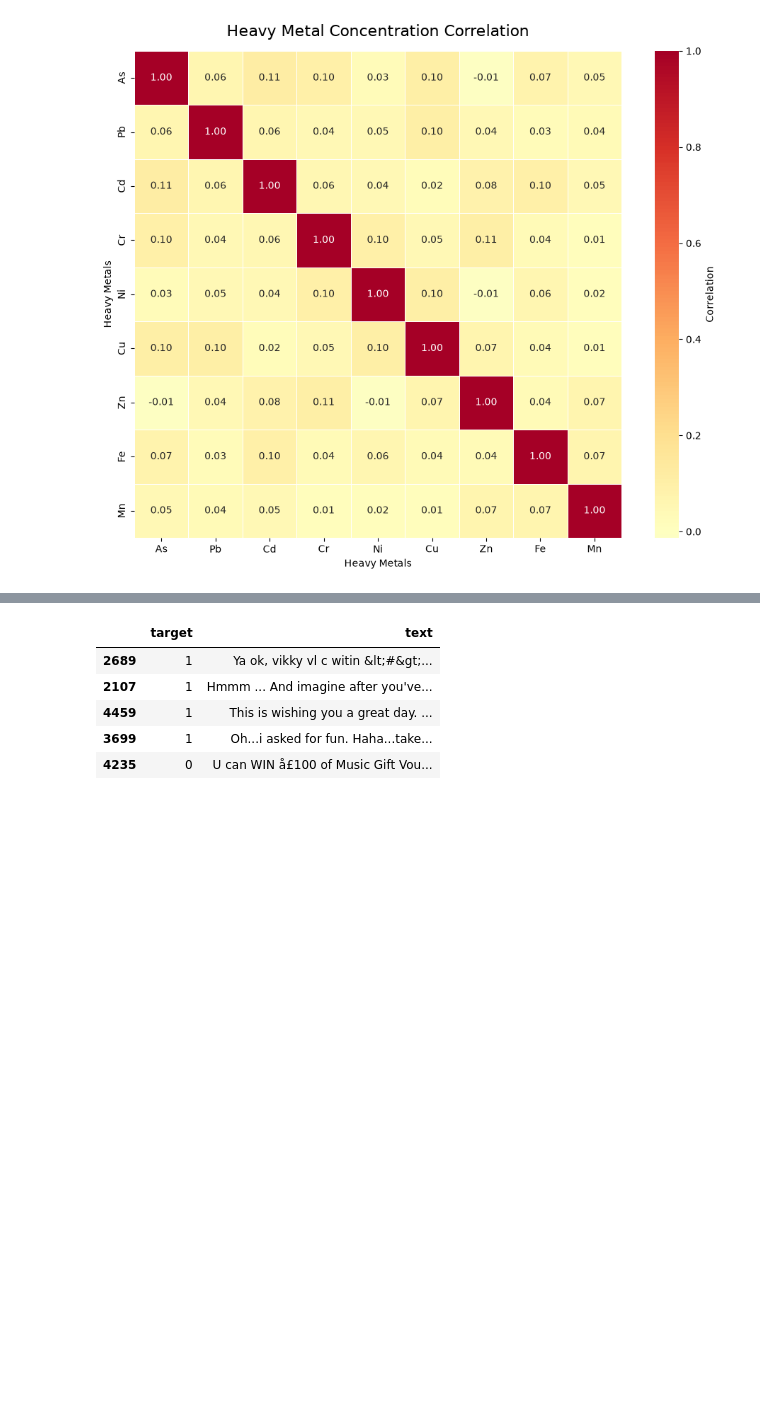
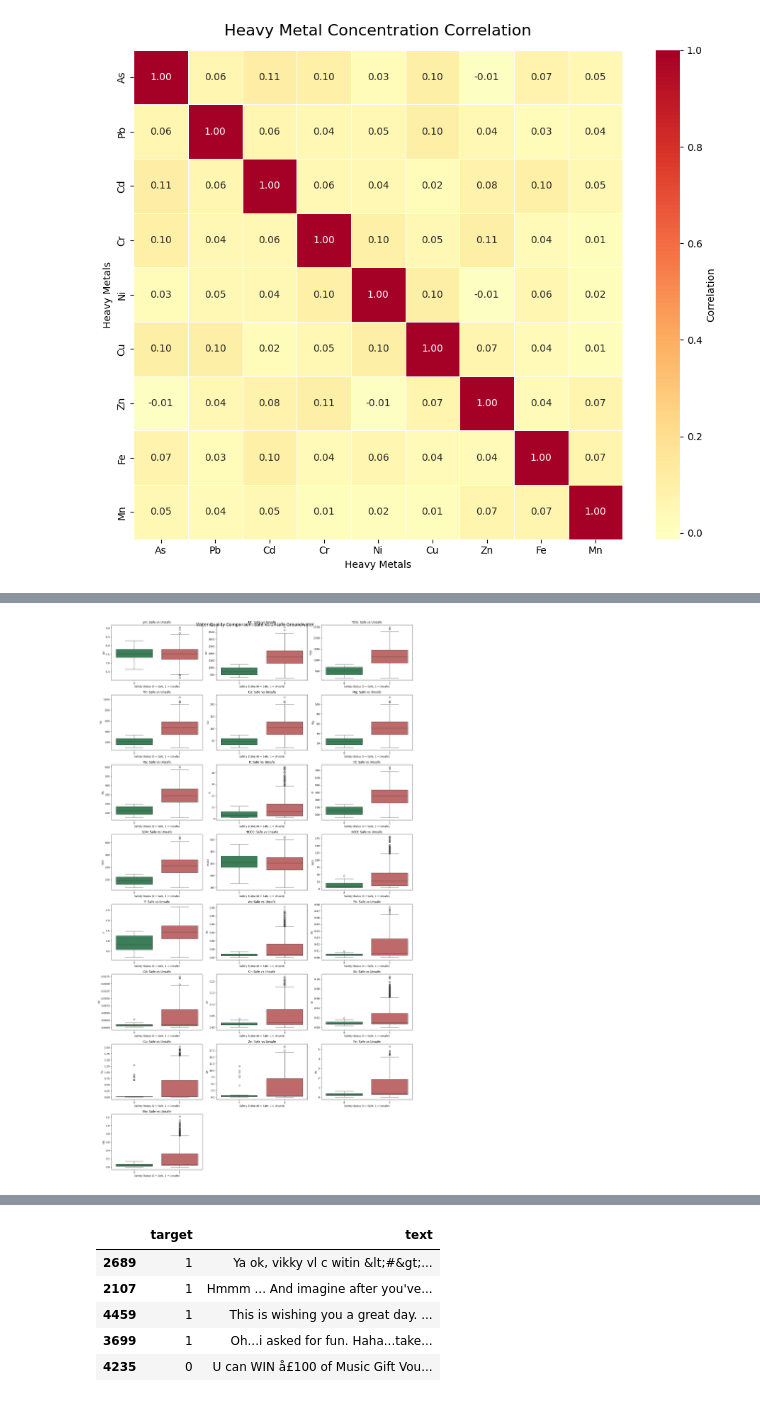
Before and after one commit to ritikagupta26/AquaSentinel_MicroProject, a Jupyter notebook: main.ipynb, the cells around one changed output, grey strips where cells are left out. Drawn from its saved outputs; the diff is of its cells as text; code cells hidden in the pictures; blank space fills up the shorter version.

```diff
--- a/main.ipynb
+++ b/main.ipynb
@@ -308,0 +556,50 @@ plt.show()
+# %%
+# Compare water-quality features by groundwater safety status
+
+import matplotlib.pyplot as plt
+import seaborn as sns
+import math
+
+features = [
+    "pH", "EC", "TDS", "TH", "Ca", "Mg", "Na", "K",
+    "Cl", "SO4", "HCO3", "NO3", "F",
+    "As", "Pb", "Cd", "Cr", "Ni", "Cu", "Zn", "Fe", "Mn"
+]
+
+n_cols = 3
+n_rows = math.ceil(len(features) / n_cols)
+
+fig, axes = plt.subplots(
+    n_rows, n_cols,
+    figsize=(18, n_rows * 4)
+)
+
+axes = axes.flatten()
+
+for i, feature in enumerate(features):
+    sns.boxplot(
+        data=df,
+        x="Is_Unsafe",
+        y=feature,
+        hue="Is_Unsafe",
+        legend=False,
+        ax=axes[i],
+        palette={0: "seagreen", 1: "indianred"}
+    )
+
+    axes[i].set_title(f"{feature}: Safe vs Unsafe")
+    axes[i].set_xlabel("Safety Status (0 = Safe, 1 = Unsafe)")
+    axes[i].set_ylabel(feature)
+
+for i in range(len(features), len(axes)):
+    axes[i].set_visible(False)
+
+plt.suptitle(
+    "Water Quality Comparison: Safe vs Unsafe Groundwater",
+    fontsize=17
+)
+
+plt.tight_layout()
+plt.show()
+# %% [output]
+[figure, added]
```
Also changed, not shown: parts of 15 cells of this notebook.
